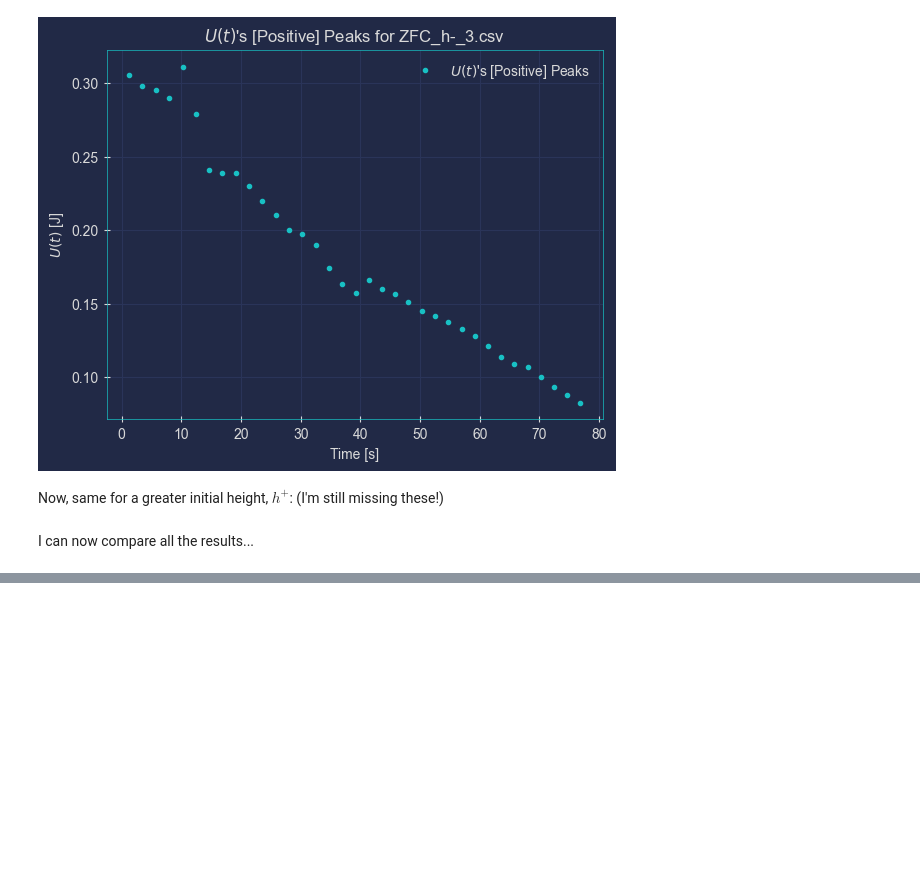
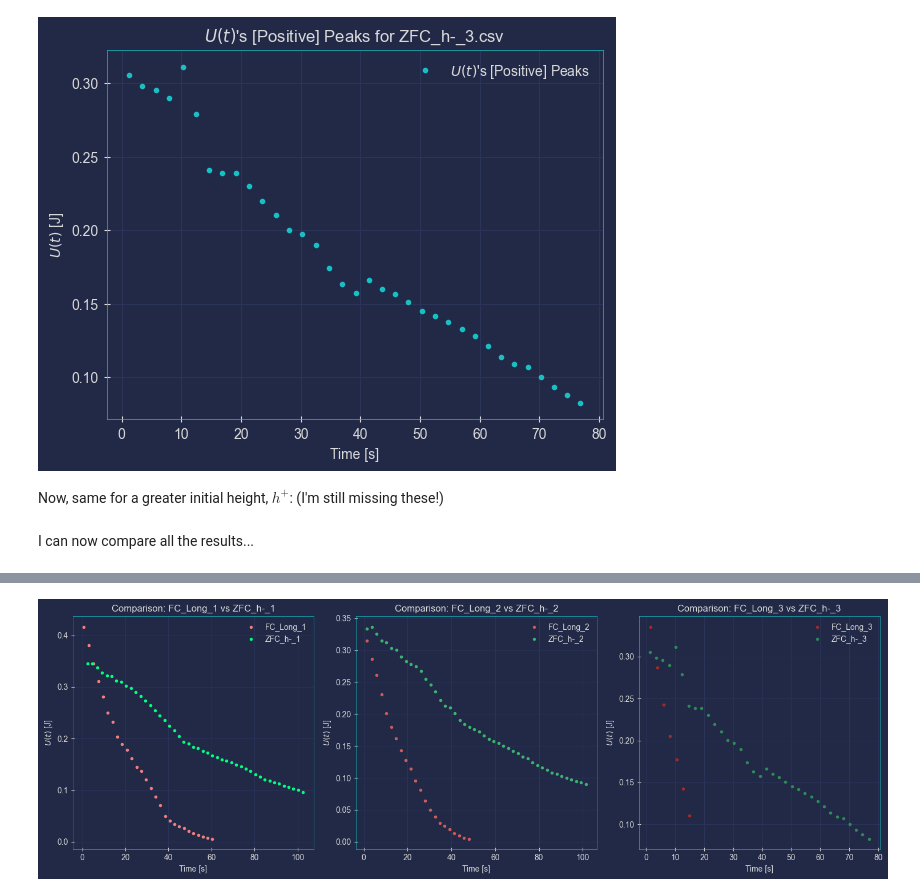
Before and after one commit to kaiuki2000/FC_vs._ZFC_Maglev, a Jupyter notebook: Notebooks/Maglev_losses.ipynb, the cells around one changed output, grey strips where cells are left out. Cells and saved outputs as stored; diff of their text form; code cells hidden in the pictures; blank space fills up the shorter version.

```diff
--- a/Notebooks/Maglev_losses.ipynb
+++ b/Notebooks/Maglev_losses.ipynb
@@ -201,0 +266,35 @@ I can now compare all the results...
+# %%
+# Create a figure with three subplots
+fig, axs = plt.subplots(1, 3, figsize=(15, 5))
+
+# Plot the data for FC_Long_1 and ZFC_h-_1 on the first subplot
+axs[0].plot(FC_Long_1_t, FC_Long_1_U, '.', color = 'lightcoral', label='FC_Long_1')
+axs[0].plot(ZFC_h_m_1_t, ZFC_h_m_1_U, '.', color = 'springgreen', label='ZFC_h-_1')
+axs[0].set_xlabel('Time [s]')
+axs[0].set_ylabel(r'$U(t)$ [J]')
+axs[0].set_title('Comparison: FC_Long_1 vs ZFC_h-_1')
+axs[0].legend()
+
+# Plot the data for FC_Long_2 and ZFC_h-_2 on the second subplot
+axs[1].plot(FC_Long_2_t, FC_Long_2_U, '.', color = 'indianred', label='FC_Long_2')
+axs[1].plot(ZFC_h_m_2_t, ZFC_h_m_2_U, '.', color = 'mediumseagreen', label='ZFC_h-_2')
+axs[1].set_xlabel('Time [s]')
+axs[1].set_ylabel(r'$U(t)$ [J]')
+axs[1].set_title('Comparison: FC_Long_2 vs ZFC_h-_2')
+axs[1].legend()
+
+# Plot the data for FC_Long_3 and ZFC_h-_3 on the third subplot
+axs[2].plot(FC_Long_3_t, FC_Long_3_U, '.', color = 'brown', label='FC_Long_3')
+axs[2].plot(ZFC_h_m_3_t, ZFC_h_m_3_U, '.', color = 'seagreen', label='ZFC_h-_3')
+axs[2].set_xlabel('Time [s]')
+axs[2].set_ylabel(r'$U(t)$ [J]')
+axs[2].set_title('Comparison: FC_Long_3 vs ZFC_h-_3')
+axs[2].legend()
+
+# Adjust the spacing between subplots
+plt.tight_layout()
+
+# Show the figure
+plt.show()
+# %% [output]
+[figure, added]
```
Also changed, not shown: parts of 18 cells of this notebook, 1 other file.
